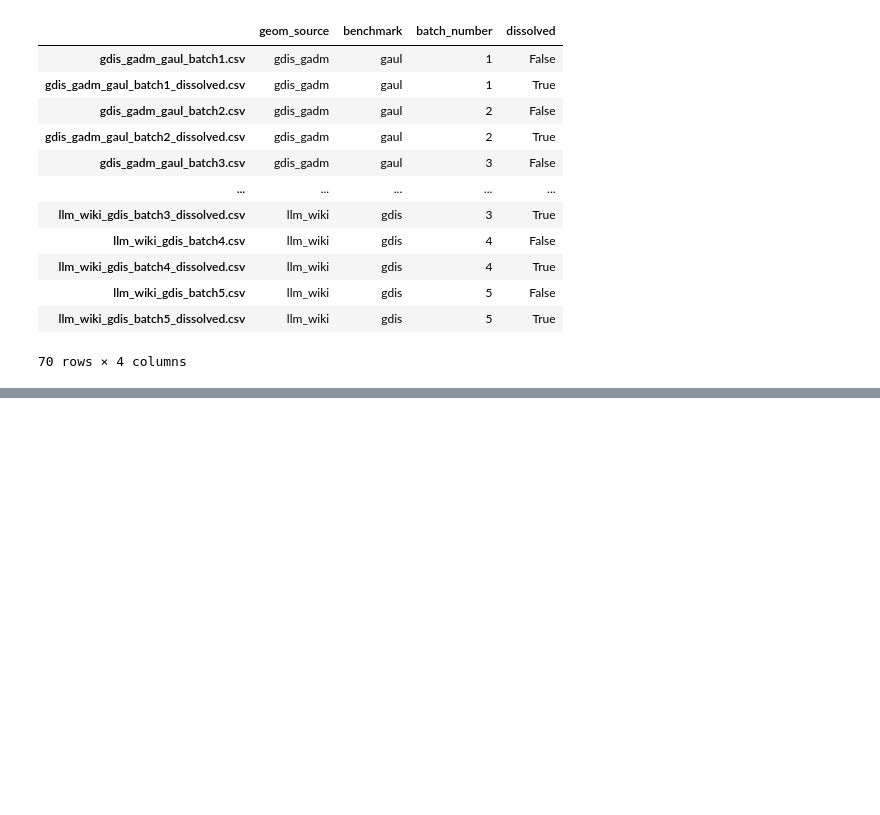
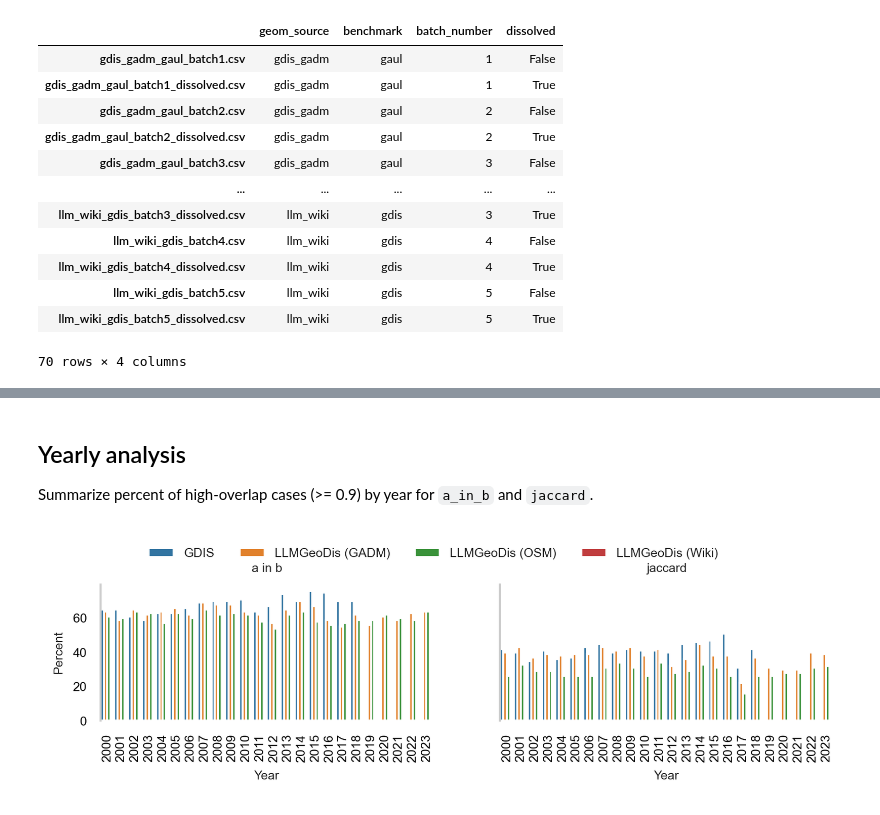
Before and after one commit to em-dat/emdat_geocoding, a Jupyter notebook: comparison_figures.ipynb, the cells around one changed output, grey strips where cells are left out. Drawn from its saved outputs; the diff is of its cells as text; code cells hidden in the pictures; blank space fills up the shorter version.

```diff
--- a/comparison_figures.ipynb
+++ b/comparison_figures.ipynb
@@ -465,0 +508,43 @@ output_data
+# %% [markdown]
+## Yearly analysis
+Summarize percent of high-overlap cases (>= 0.9) by year for `a_in_b` and `jaccard`.
+# %%
+years = output_data["Start Year"].unique()
+results_years = pd.DataFrame(columns=["Year", "a_in_b", "jaccard"])
+for source, benchmark in combinations_gaul:
+    subset_data_dissolved = output_data_dissolved[
+        (output_data_dissolved['geom_type_a'] == source) & (
+                output_data_dissolved['geom_type_b'] == benchmark)]
+    for year in years:
+        year_filter = subset_data_dissolved["Start Year"] == year
+        a_in_b = round(
+            sum(subset_data_dissolved.loc[year_filter, "a_in_b"] >= 0.9) / max(
+                sum(subset_data_dissolved.loc[year_filter, "a_in_b"] >= 0),
+                0.00001), 2) * 100
+        jaccard = round(
+            sum(subset_data_dissolved.loc[year_filter, "jaccard"] >= 0.9) / max(
+                sum(subset_data_dissolved.loc[year_filter, "jaccard"] >= 0),
+                0.0001), 2) * 100
+
+        results_years = pd.concat([results_years, pd.DataFrame(
+            [[source, benchmark, year, a_in_b, jaccard]],
+            columns=["a", "b", "Year", "a_in_b", "jaccard"])])
+results_years
+
+fig, [ax1, ax2] = plt.subplots(1, 2, sharex=True, sharey=True,
+                               figsize=(16 / 2.54, 3 / 2.54))
+sns.barplot(data=results_years, x="Year", y="a_in_b", hue="a", ax=ax1, width=1)
+ax1.set(ylabel="Percent", title="a in b")
+ax1.tick_params(axis='x', rotation=90)
+
+sns.barplot(data=results_years, x="Year", y="jaccard", hue="a", ax=ax2, width=1,
+            legend="")
+ax2.set(ylabel="Percent", title="jaccard")
+ax2.tick_params(axis='x', rotation=90)
+
+sns.move_legend(
+    ax1, "lower center",
+    bbox_to_anchor=(1, 1.1), ncol=4, title=None, frameon=False,
+)
+# %% [output]
+[figure, added]
```
Also changed, not shown: parts of 45 cells of this notebook.
